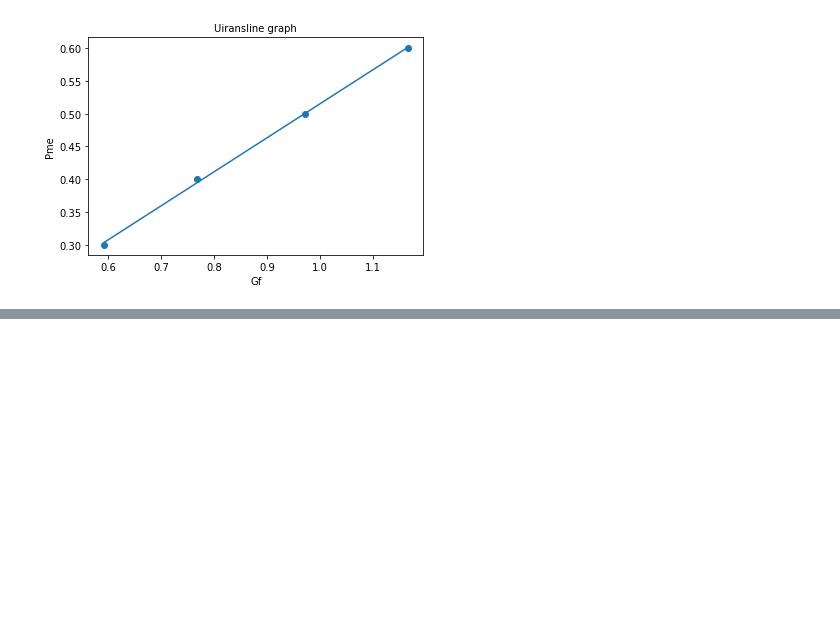
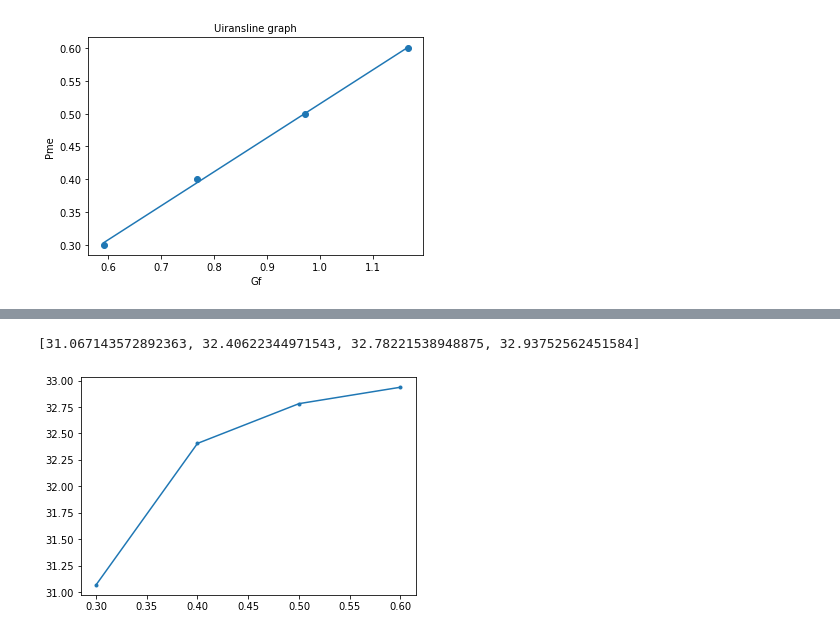
Before and after one commit to englishta/algorithm, a Jupyter notebook: graphic/2/18T1040X_加藤正隆(2).ipynb, the cells around one changed output, grey strips where cells are left out. Cells and saved outputs as stored; diff of their text form; code cells hidden in the pictures; blank space fills up the shorter version.

```diff
--- a/graphic/2/18T1040X_加藤正隆(2).ipynb
+++ b/graphic/2/18T1040X_加藤正隆(2).ipynb
@@ -183,0 +243,6 @@ plt.show()
+# %%
+plt.plot(x, qe, '.-')#正味熱効率(%)
+print(qe)
+# %% [output]
+[31.067143572892363, 32.40622344971543, 32.78221538948875, 32.93752562451584]
+[figure, added]
```
Also changed, not shown: parts of 8 cells of this notebook.
